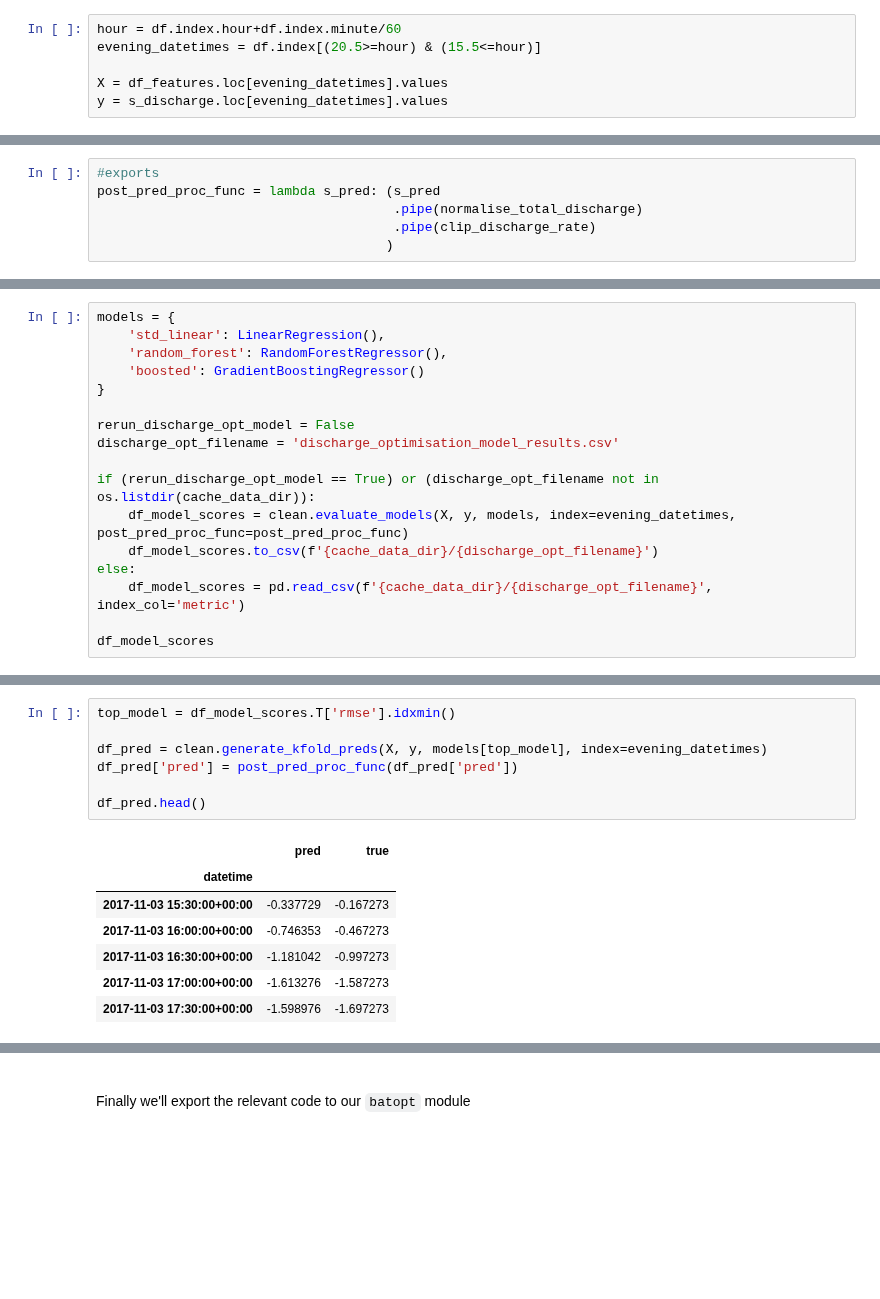
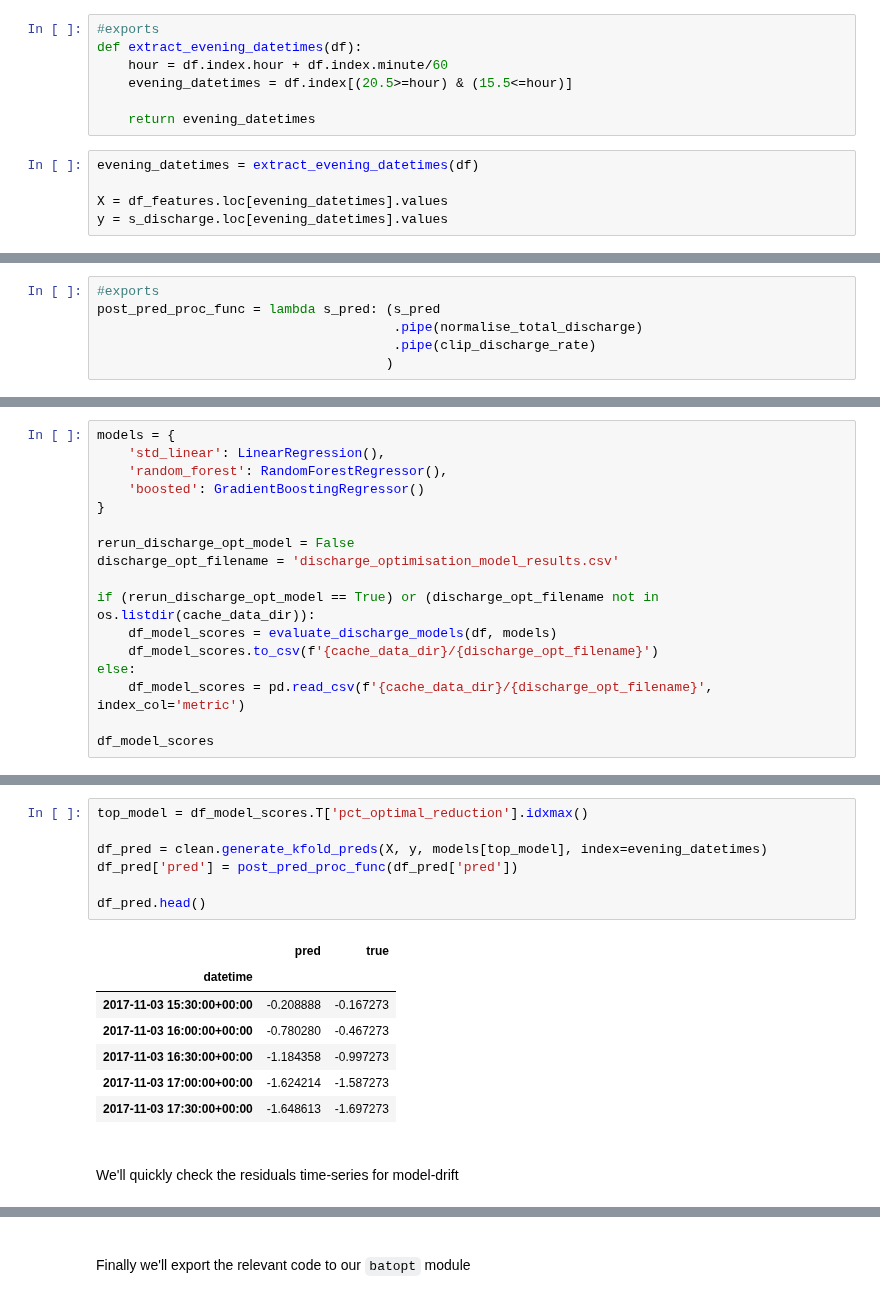
Before and after one commit to AyrtonB/WPD-DS-Challenge, a Jupyter notebook: nbs/02-battery-discharge.ipynb, the cells around one changed output, grey strips where cells are left out. Saved outputs shown, nothing was run; the diff lists cells and outputs as text; blank space fills up the shorter version.

```diff
--- a/nbs/02-battery-discharge.ipynb
+++ b/nbs/02-battery-discharge.ipynb
@@ -370,6 +385,12 @@ df_features.head()
 # %%
-hour = df.index.hour+df.index.minute/60
-evening_datetimes = df.index[(20.5>=hour) & (15.5<=hour)]
+#exports
+def extract_evening_datetimes(df):
+    hour = df.index.hour + df.index.minute/60
+    evening_datetimes = df.index[(20.5>=hour) & (15.5<=hour)]
 
-X = df_features.loc[evening_datetimes].values
-y = s_discharge.loc[evening_datetimes].values
+    return evening_datetimes
+# %%
+evening_datetimes = extract_evening_datetimes(df)
+
+X = df_features.loc[evening_datetimes].values
+y = s_discharge.loc[evening_datetimes].values
@@ -462,7 +538,7 @@ rerun_discharge_opt_model = False
 discharge_opt_filename = 'discharge_optimisation_model_results.csv'
 
 if (rerun_discharge_opt_model == True) or (discharge_opt_filename not in os.listdir(cache_data_dir)):
-    df_model_scores = clean.evaluate_models(X, y, models, index=evening_datetimes, post_pred_proc_func=post_pred_proc_func)
+    df_model_scores = evaluate_discharge_models(df, models)
     df_model_scores.to_csv(f'{cache_data_dir}/{discharge_opt_filename}')
 else:
     df_model_scores = pd.read_csv(f'{cache_data_dir}/{discharge_opt_filename}', index_col='metric')
@@ -476,18 +557,22 @@ df_model_scores
 # %%
-top_model = df_model_scores.T['rmse'].idxmin()
+top_model = df_model_scores.T['pct_optimal_reduction'].idxmax()
 
 df_pred = clean.generate_kfold_preds(X, y, models[top_model], index=evening_datetimes)
 df_pred['pred'] = post_pred_proc_func(df_pred['pred'])
 
 df_pred.head()
 # %% [output]
 |  | pred | true |
 | datetime |  |  |
-| 2017-11-03 15:30:00+00:00 | -0.337729 | -0.167273 |
-| 2017-11-03 16:00:00+00:00 | -0.746353 | -0.467273 |
-| 2017-11-03 16:30:00+00:00 | -1.181042 | -0.997273 |
-| 2017-11-03 17:00:00+00:00 | -1.613276 | -1.587273 |
-| 2017-11-03 17:30:00+00:00 | -1.598976 | -1.697273 |
+| 2017-11-03 15:30:00+00:00 | -0.208888 | -0.167273 |
+| 2017-11-03 16:00:00+00:00 | -0.780280 | -0.467273 |
+| 2017-11-03 16:30:00+00:00 | -1.184358 | -0.997273 |
+| 2017-11-03 17:00:00+00:00 | -1.624214 | -1.587273 |
+| 2017-11-03 17:30:00+00:00 | -1.648613 | -1.697273 |
+# %% [markdown]
+<br>
+
+We'll quickly check the residuals time-series for model-drift
 # %%
 s_residuals = df_pred.diff(1, axis=1).dropna(axis=1).iloc[:, 0]
 
```
Also changed, not shown: parts of 27 cells of this notebook, 6 other files.
